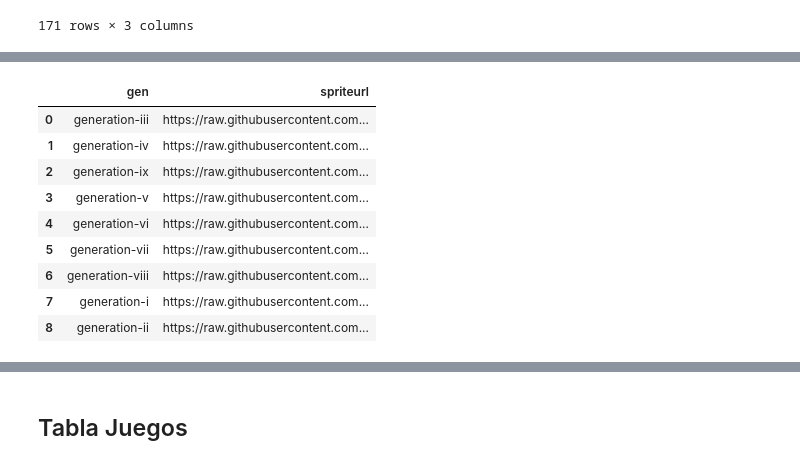
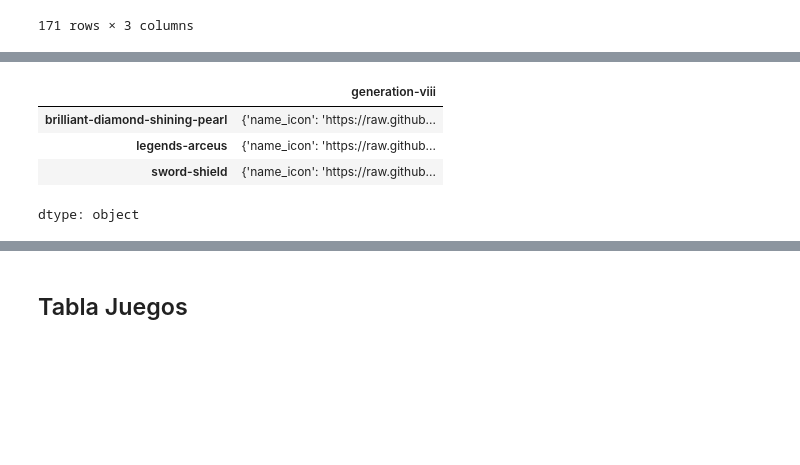
Before and after one commit to ADavid096/pokeproject, a Jupyter notebook: Script_infoDB.ipynb, the cells around one changed output, grey strips where cells are left out. Drawn from its saved outputs; the diff is of its cells as text; code cells hidden in the pictures; blank space fills up the shorter version.

```diff
--- a/Script_infoDB.ipynb
+++ b/Script_infoDB.ipynb
@@ -378,14 +427,11 @@ gencolector
   'spriteurl': 'https://raw.githubusercontent.com/PokeAPI/sprites/master/sprites/types/generation-iii/colosseum/2.png'}]
-# %%
-pd.DataFrame(gencolector)
-# %% [output]
-|  | gen | spriteurl |
-| 0 | generation-iii | https://raw.githubusercontent.com... |
-| 1 | generation-iv | https://raw.githubusercontent.com... |
-| 2 | generation-ix | https://raw.githubusercontent.com... |
-| 3 | generation-v | https://raw.githubusercontent.com... |
-| 4 | generation-vi | https://raw.githubusercontent.com... |
-| 5 | generation-vii | https://raw.githubusercontent.com... |
-| 6 | generation-viii | https://raw.githubusercontent.com... |
-| 7 | generation-i | https://raw.githubusercontent.com... |
-| 8 | generation-ii | https://raw.githubusercontent.com... |
+# %%
+
+#Falta hacer lo mismo para todos los tipos
+eldotas
+# %% [output]
+|  | generation-viii |
+| brilliant-diamond-shining-pearl | {'name_icon': 'https://raw.github... |
+| legends-arceus | {'name_icon': 'https://raw.github... |
+| sword-shield | {'name_icon': 'https://raw.github... |
+dtype: object
```
Also changed, not shown: parts of 14 cells of this notebook.
